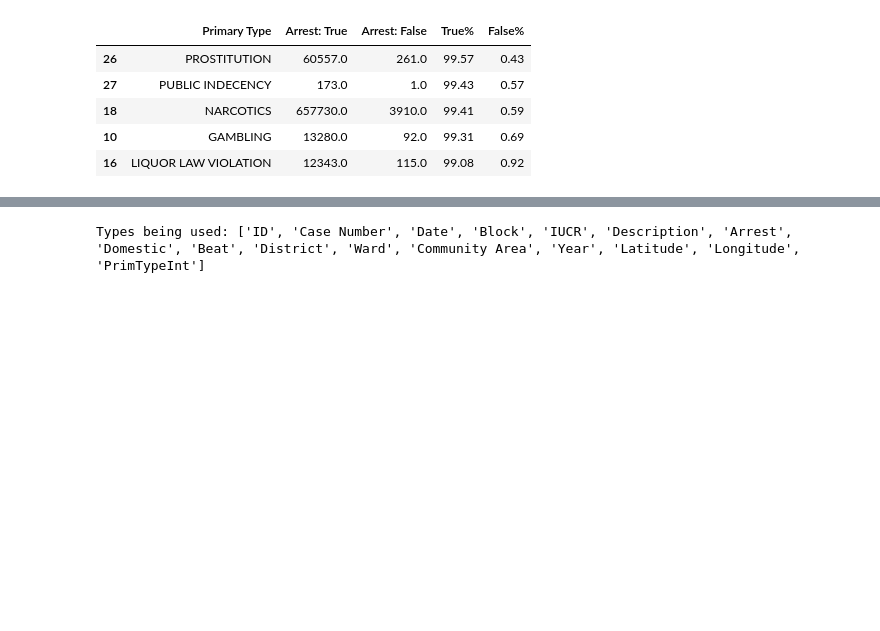
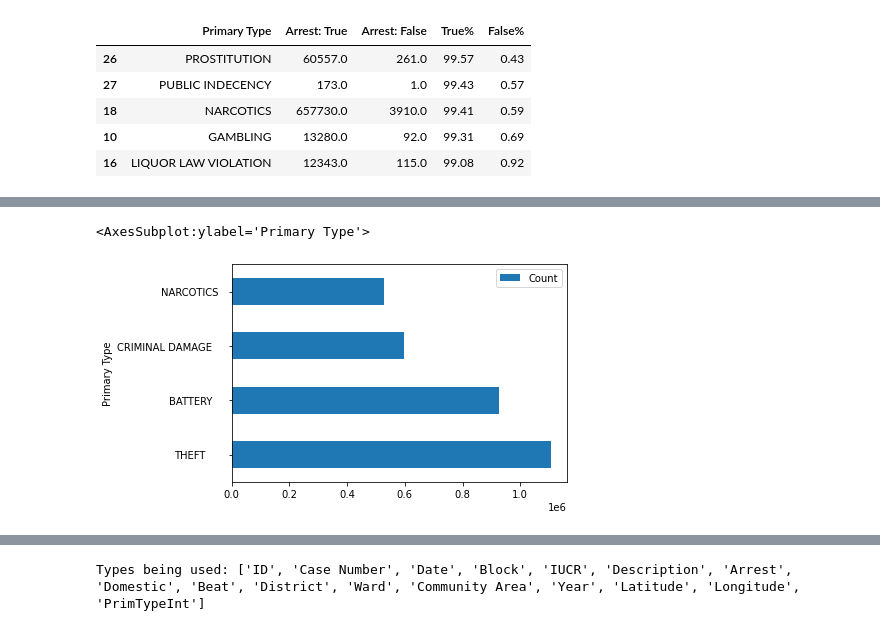
Before and after one commit to jimitbhalavat/CS435TermProject, a Jupyter notebook: TermProject.ipynb, the cells around one changed output, grey strips where cells are left out. Drawn from its saved outputs; the diff is of its cells as text; code cells hidden in the pictures; blank space fills up the shorter version.

Commit message:
MapReduce Graphs

```diff
--- a/TermProject.ipynb
+++ b/TermProject.ipynb
@@ -99,0 +100,6 @@ ward
+# %%
+ward_temp = ward[['Primary Type', 'Count']]
+ward_temp.groupby('Primary Type').sum().sort_values(by = ['Count'], ascending = False).head(4).plot(kind = 'barh')
+# %% [output]
+<AxesSubplot:ylabel='Primary Type'>
+[figure, added]
```
Also changed, not shown: parts of 7 cells of this notebook.
